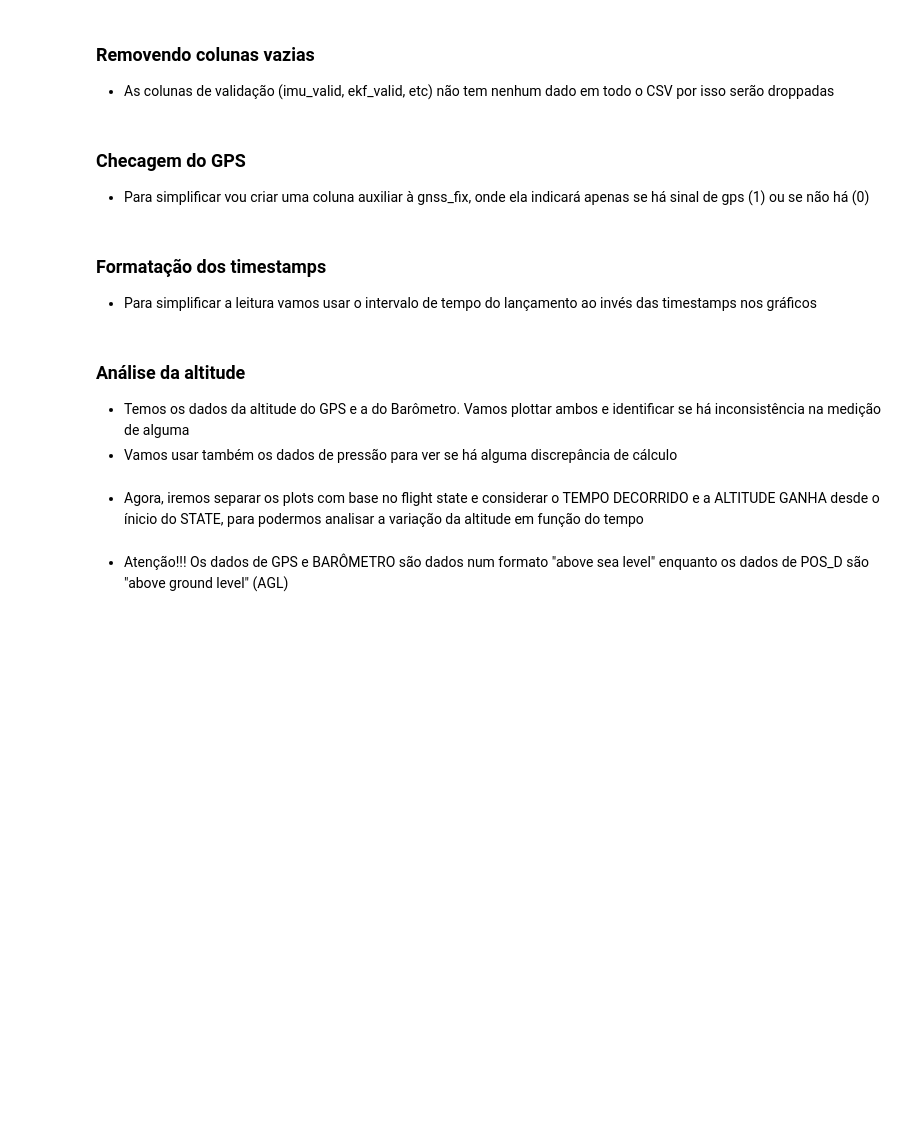
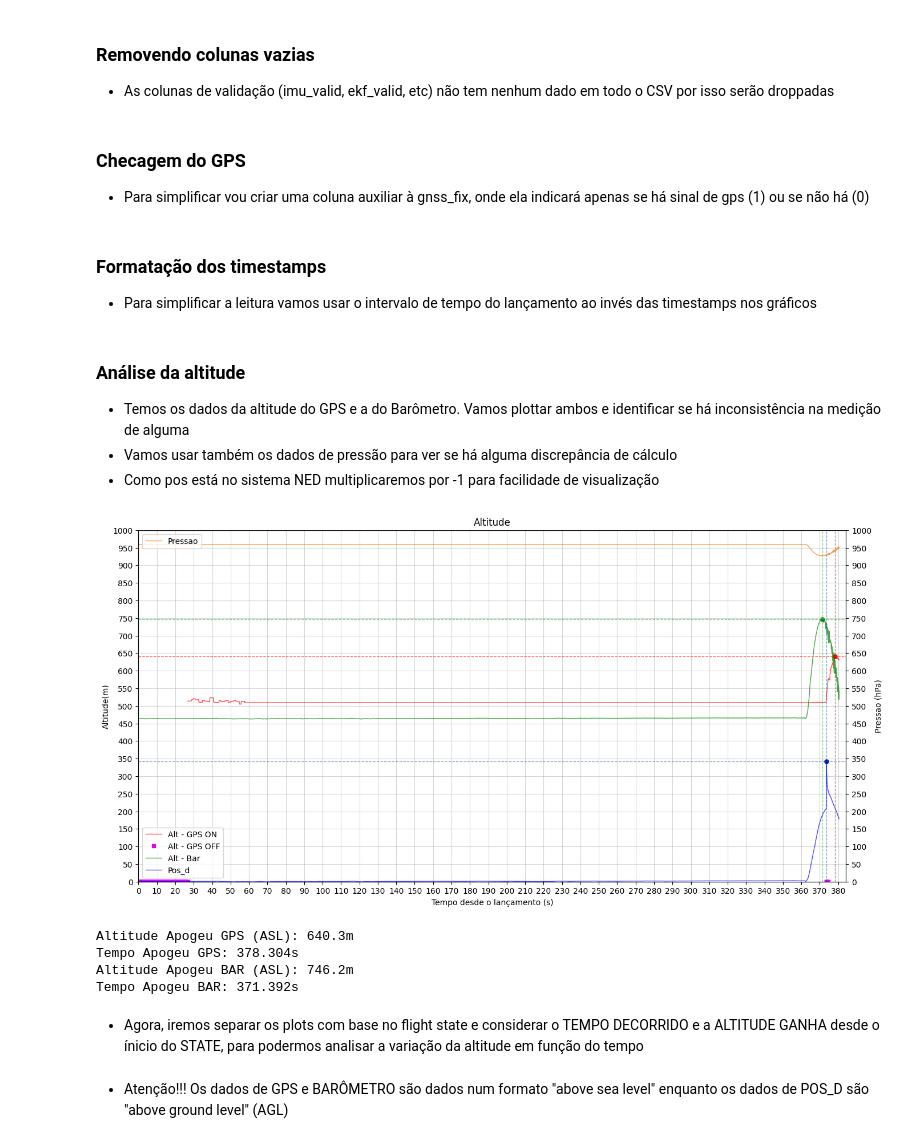
Before and after one commit to EnzoBat17/Analise-de-Dados-NASHIRA---EPTA, a Jupyter notebook: Analise de Dados NASHIRA.ipynb, the cells around one changed output. Cells and saved outputs as stored; diff of their text form; code cells hidden in the pictures; blank space fills up the shorter version.

Commit message:
Texto sobre orientacao NED + Analise do apogeu (pos_d e vel_d)

```diff
--- a/Analise de Dados NASHIRA.ipynb
+++ b/Analise de Dados NASHIRA.ipynb
@@ -59,10 +72,11 @@ df.tail()
 
 - Temos os dados da altitude do GPS e a do Barômetro. Vamos plottar ambos e identificar se há inconsistência na medição de alguma
 - Vamos usar também os dados de pressão para ver se há alguma discrepância de cálculo
+- Como pos está no sistema NED multiplicaremos por -1 para facilidade de visualização
 # %%
 df_alt = df[["time_interval", "alt_gps", "alt_bar", "pressure", "gps_available", "pos_d"]].copy()
 df_alt["time_interval"] = (df_alt["time_interval"]/1000)
-df_alt["pos_d"] = abs(df_alt["pos_d"])
+df_alt["pos_d"] = df_alt["pos_d"] * (-1)
 
 df_gps_on = df_alt[df_alt["gps_available"] == 1]
 df_gps_off = df_alt[df_alt["gps_available"] == 0]
@@ -113,33 +127,39 @@ time_interval_ap_bar /= 1000
 time_interval_ap_posd /= 1000
 
 axe1.axvline(x=time_interval_ap_gps, color="#FD00009C", linewidth = 0.9, linestyle = "--")
 axe1.axhline(y=alt_ap_gps, color="#FD00009C", linewidth = 0.9, linestyle = "--")
 axe1.scatter(x=time_interval_ap_gps, y=alt_ap_gps, color="#FD00009C", linewidths= 0.1, alpha=1, label = "Apogeu - GPS")
 axe1.axvline(x=time_interval_ap_bar, color="#07941371", linewidth = 0.9, linestyle = "--")
 axe1.axhline(y=alt_ap_bar, color="#07941371", linewidth = 0.9, linestyle = "--")
 axe1.scatter(x=time_interval_ap_bar, y=alt_ap_bar, color="#07941371", linewidths= 0.1, alpha=1, label = "Apogeu - BAR")
 axe1.axvline(x=time_interval_ap_posd, color="#07289470", linewidth = 0.9, linestyle = "--")
 axe1.axhline(y=alt_ap_posd, color="#07289470", linewidth = 0.9, linestyle = "--")
 axe1.scatter(x=time_interval_ap_posd, y=alt_ap_posd, color="#07289470", linewidths= 0.1, alpha=1, label = "Apogeu - BAR")
 
 
 
 #Criando o segundo eixo y (pressao)
 axe2 = axe1.twinx()
 axe2.plot(df_alt["time_interval"],df_alt["pressure"], color ="#F97400FF", linestyle="-",label ="Pressao", alpha = 0.7, linewidth = 1)
 axe2.set_ylabel("Pressao (hPa)")
 axe2.set_ylim(-0.01,1000)
 axe2.grid(False)
 axe2.legend(loc = "upper left")
 axe2.yaxis.set_major_locator(ticker.MaxNLocator(22))
 
 
 plt.title("Altitude")
 plt.show()
 print(f"Altitude Apogeu GPS (ASL): {alt_ap_gps}m")
 print(f"Tempo Apogeu GPS: {time_interval_ap_gps}s")
 print(f"Altitude Apogeu BAR (ASL): {alt_ap_bar}m")
 print(f"Tempo Apogeu BAR: {time_interval_ap_bar}s")
+# %% [output]
+[figure, added]
+Altitude Apogeu GPS (ASL): 640.3m
+Tempo Apogeu GPS: 378.304s
+Altitude Apogeu BAR (ASL): 746.2m
+Tempo Apogeu BAR: 371.392s
 # %% [markdown]
 - Agora, iremos separar os plots com base no flight state e considerar o TEMPO DECORRIDO e a ALTITUDE GANHA desde o ínicio do STATE, para podermos analisar a variação da altitude em função do tempo
 # %% [markdown]
```
Also changed, not shown: parts of 7 cells of this notebook.
